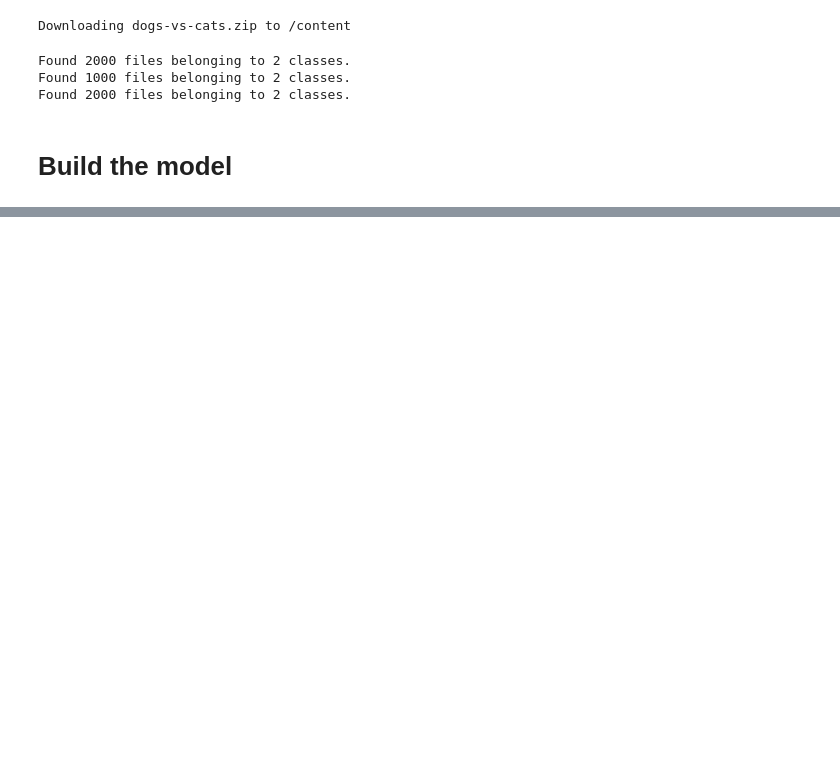
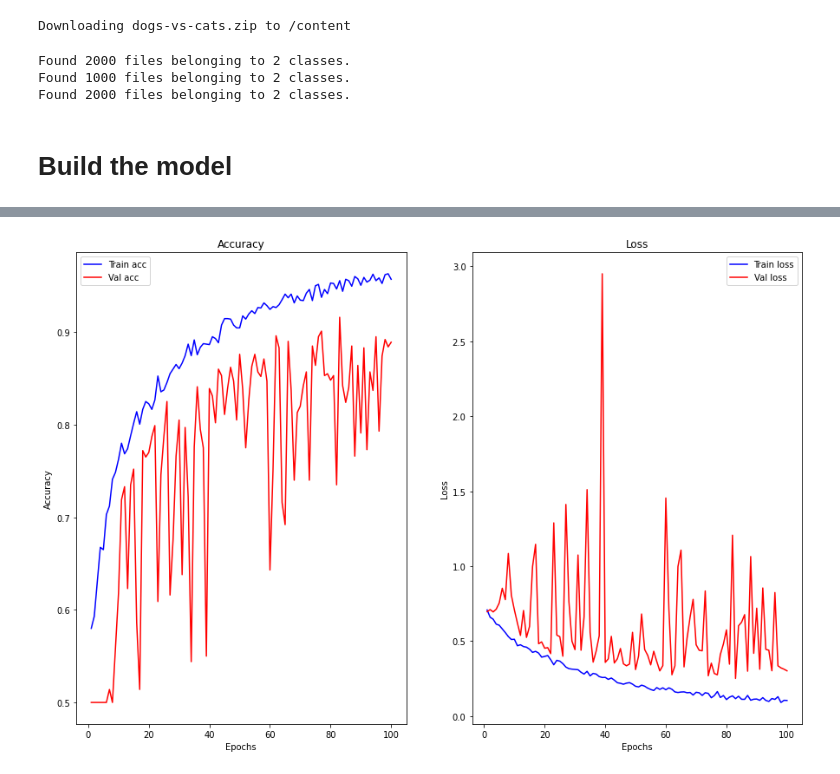
Before and after one commit to CKeibel/tensorflow, a Jupyter notebook: 05-advanced-computer-vision/mini_Xception_like_model.ipynb, the cells around one changed output, grey strips where cells are left out. Cells and saved outputs as stored; diff of their text form; code cells hidden in the pictures; blank space fills up the shorter version.

```diff
--- a/05-advanced-computer-vision/mini_Xception_like_model.ipynb
+++ b/05-advanced-computer-vision/mini_Xception_like_model.ipynb
@@ -140,24 +136,26 @@ Epoch 34/100
 # %%
 loss = res.history["loss"]
 acc = res.history["accuracy"]
 val_loss = res.history["val_loss"]
-vall_acc = res.history["val_accuracy"]
+val_acc = res.history["val_accuracy"]
 
-x_range = range(0, len(loss) + 1)
+x_range = range(1, len(loss) + 1)
 
 import matplotlib.pyplot as plt
 
-f, (ax1, ax2) = plt.subplots(1, 2, figsize=(10, 8))
+f, (ax1, ax2) = plt.subplots(1, 2, figsize=(15, 10))
 ax1.plot(x_range, acc, "b", label="Train acc")
 ax1.plot(x_range, val_acc, "r", label="Val acc")
 ax1.set_xlabel("Epochs")
 ax1.set_ylabel("Accuracy")
 ax1.set_title("Accuracy")
 ax1.legend()
 ax2.plot(x_range, loss, "b", label="Train loss")
 ax2.plot(x_range, val_loss, "r", label="Val loss")
 ax2.set_xlabel("Epochs")
 ax2.set_ylabel("Loss")
 ax2.legend()
 ax2.set_title("Loss")
 plt.show()
+# %% [output]
+[figure, added]
```
Also changed, not shown: parts of 2 cells of this notebook.
